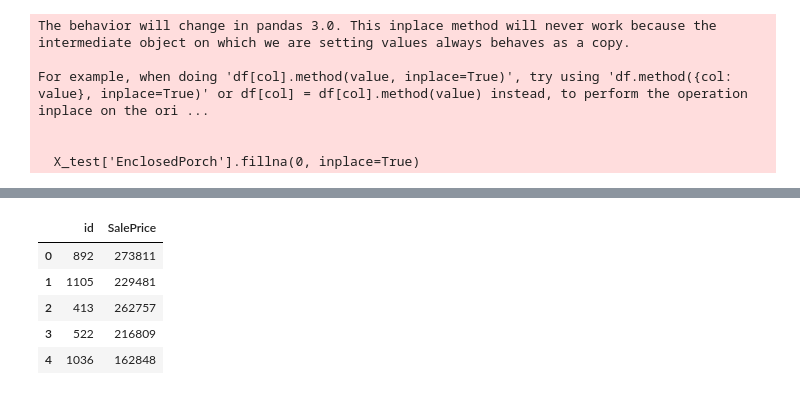
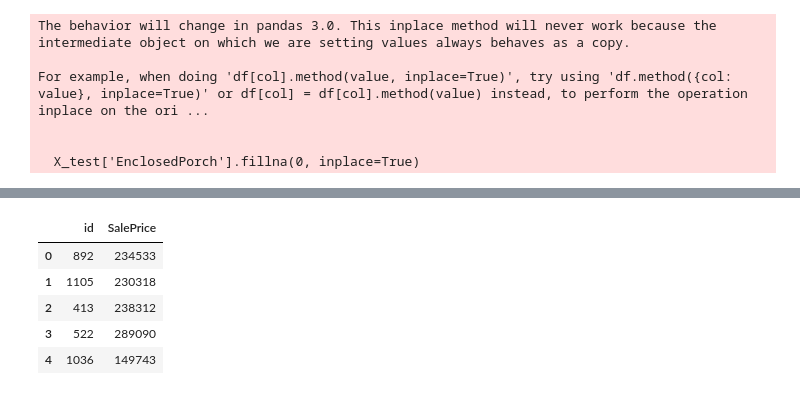
Before and after one commit to racousin/data_science_practice_2024, a Jupyter notebook: ZHAOJiani0326/module3/exercise1.ipynb, the cells around one changed output, grey strips where cells are left out. Drawn from its saved outputs; the diff is of its cells as text; code cells hidden in the pictures.

Commit message:
I optimized the model.

```diff
--- a/ZHAOJiani0326/module3/exercise1.ipynb
+++ b/ZHAOJiani0326/module3/exercise1.ipynb
@@ -91,8 +92,5 @@ from sklearn.metrics import mean_absolute_error
 # %%
 y=df_train['SalePrice']
-X=df_train[['BedroomAbvGr','KitchenAbvGr','TotRmsAbvGrd','Fireplaces','GarageYrBlt','GarageArea','WoodDeckSF','OpenPorchSF','EnclosedPorch','3SsnPorch','ScreenPorch','PoolArea','MiscVal','MoSold','YrSold']]
+X=df_train[['BedroomAbvGr','KitchenAbvGr','TotRmsAbvGrd','Fireplaces','GarageYrBlt','GarageArea','WoodDeckSF','OpenPorchSF','EnclosedPorch','3SsnPorch','ScreenPorch','MoSold','YrSold']]
 # %%
 X_train,X_test,y_train,y_test=train_test_split(X,y,test_size=0.2,random_state=42)
-# %%
-model=LinearRegression()
-model.fit(X_train,y_train)
@@ -100,0 +97,7 @@ LinearRegression()
+# %%
+degree=2
+poly=PolynomialFeatures(degree)
+X_poly=poly.fit_transform(X_train)
+
+model=LinearRegression()
+model.fit(X_poly, y_train)
@@ -178,3 +178,9 @@ Data columns (total 15 columns):
  14  YrSold         292 non-null    int64
 dtypes: float64(3), int64(12)
 memory usage: 36.5 KB
+# %%
+GYB_mean=df_train['GarageYrBlt'][df_train['GarageYrBlt']!=-1].mean()
+X_test['GarageYrBlt']=X_test['GarageYrBlt'].replace(-1,GYB_mean)
+X_test.drop(columns=['PoolArea'], inplace=True, errors='ignore')
+X_test.drop(columns=['MiscVal'], inplace=True, errors='ignore')
+X_test.iloc[212]
@@ -181,17 +202,18 @@ memory usage: 36.5 KB
 # %%
-y_pred = model.predict(X_test).astype(int)
+X_test_poly = poly.fit_transform(X_test)
+y_pred = model.predict(X_test_poly).astype(int)
 
 submission = pd.DataFrame({
     'id': X_test.index,
     'SalePrice': y_pred
 })
 
 submission.to_csv('submission.csv', index=False, sep=',')
 submission.head()
 # %% [output]
 |  | id | SalePrice |
-| 0 | 892 | 273811 |
-| 1 | 1105 | 229481 |
-| 2 | 413 | 262757 |
-| 3 | 522 | 216809 |
-| 4 | 1036 | 162848 |
+| 0 | 892 | 234533 |
+| 1 | 1105 | 230318 |
+| 2 | 413 | 238312 |
+| 3 | 522 | 289090 |
+| 4 | 1036 | 149743 |
```
Also changed, not shown: parts of 9 cells of this notebook, 1 other file.
